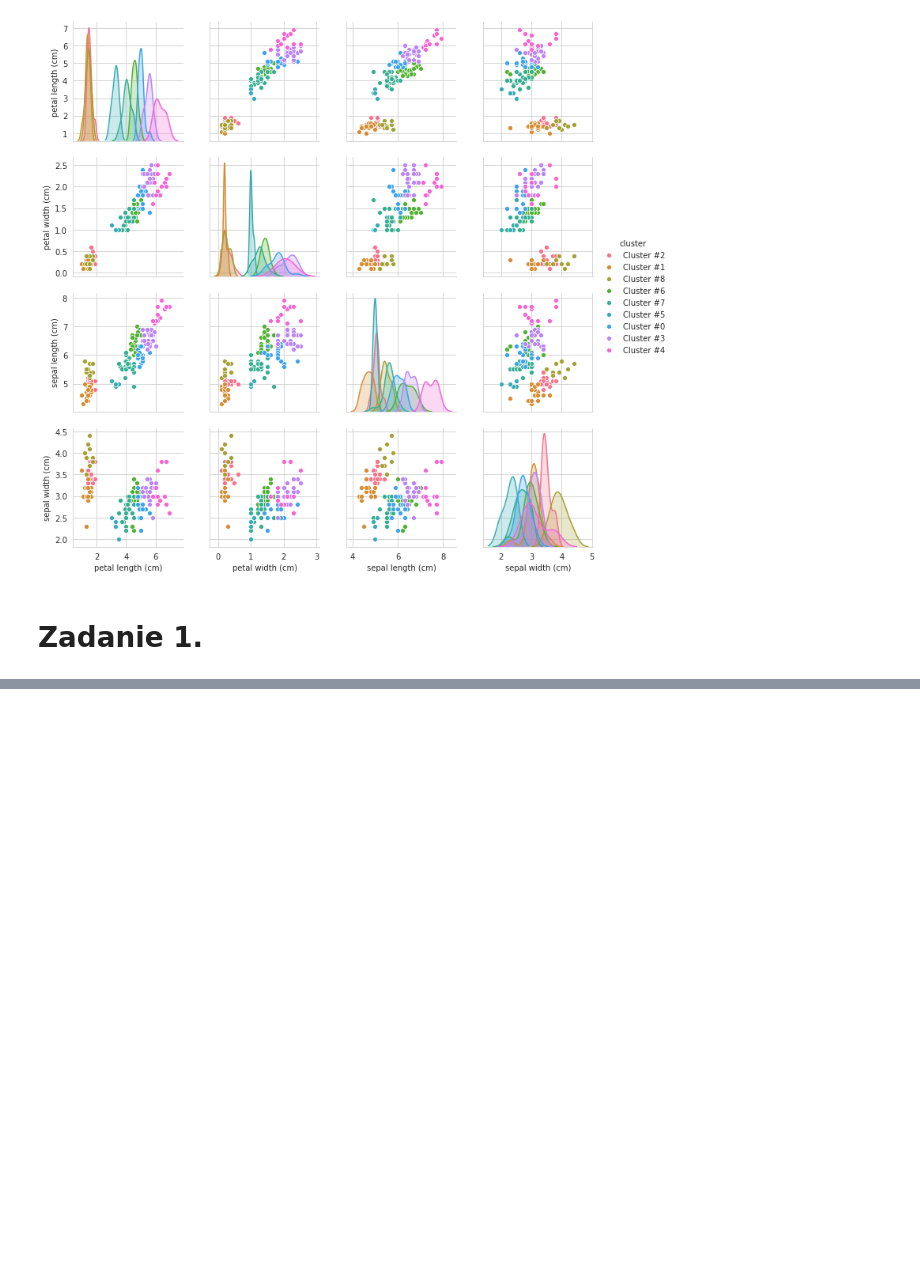
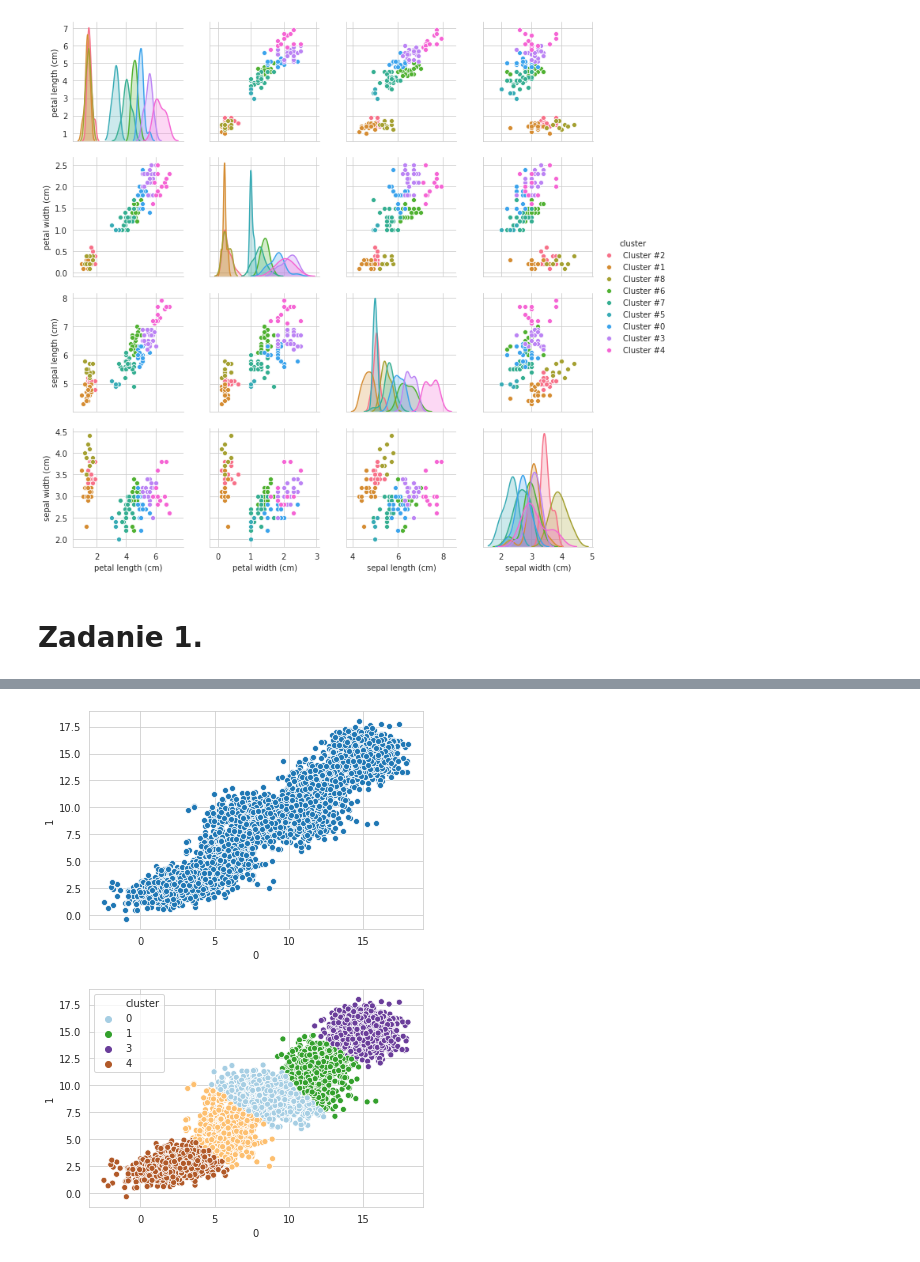
Before and after one commit to Asgavar/studia, a Jupyter notebook: semestr_5_zima_2019_20/explo/lista03/lista03.ipynb, the cells around one changed output, grey strips where cells are left out. Drawn from its saved outputs; the diff is of its cells as text; code cells hidden in the pictures; blank space fills up the shorter version.

```diff
--- a/semestr_5_zima_2019_20/explo/lista03/lista03.ipynb
+++ b/semestr_5_zima_2019_20/explo/lista03/lista03.ipynb
@@ -91,0 +163,13 @@ sns.pairplot(iris_df[set(iris_df.columns) - {'target'}], hue='cluster', palette=
+# %%
+p = np.array([0.2, 0.1, 0.3, 0.1, 0.3])
+task_d = pd.DataFrame(generate_vectors(N, d, K, p, Mu, Sigma))
+sns.scatterplot(task_d[0], task_d[1])
+plt.show()
+
+task_d_clusters = k_means(task_d.to_numpy(), K, euclidean_distance)
+task_d['cluster'] = task_d_clusters
+sns.scatterplot(x=0, y=1, hue='cluster', palette='Paired', data=task_d)
+plt.show()
+# %% [output]
+[figure, added]
+[figure, added]
```
Also changed, not shown: parts of 8 cells of this notebook.
